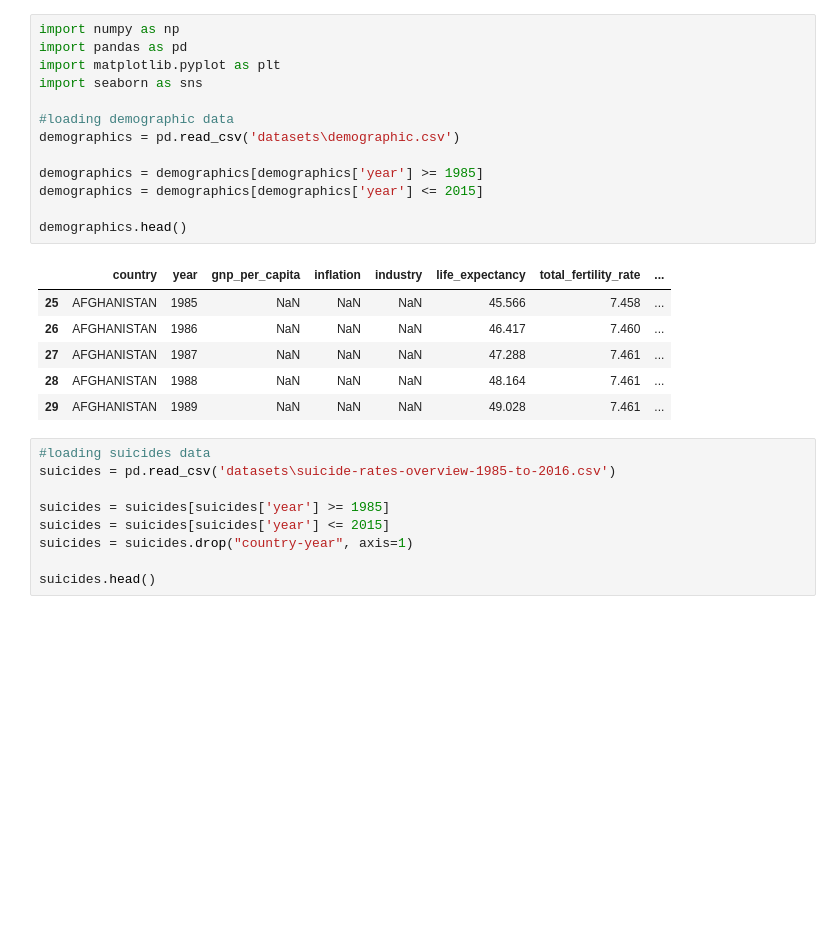
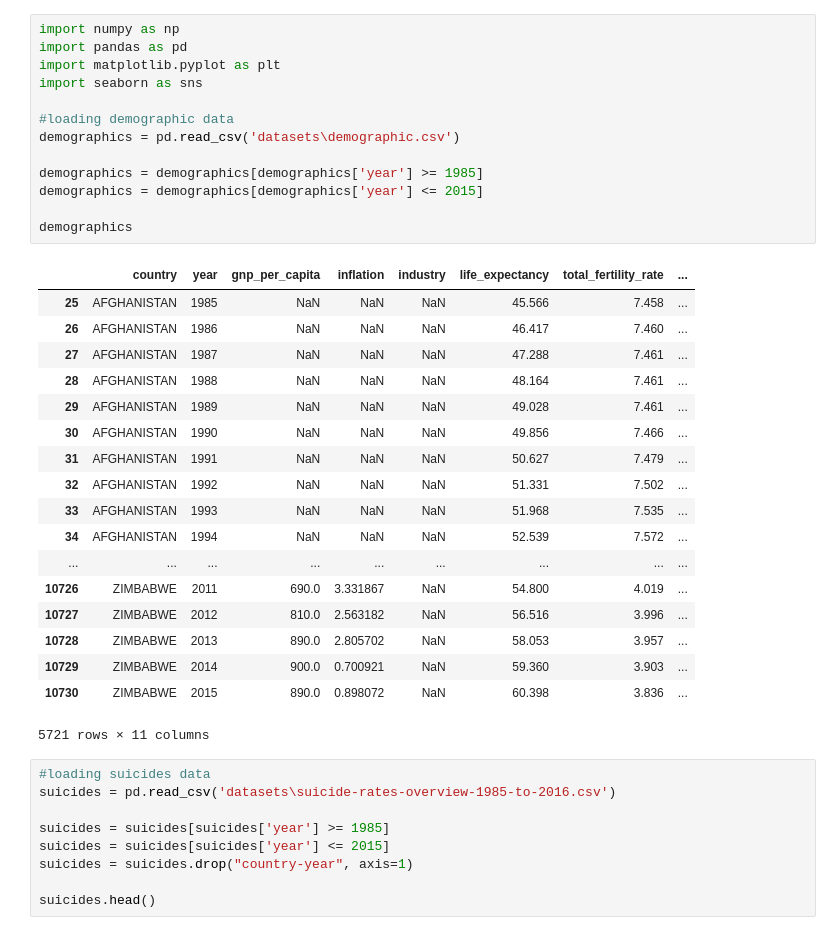
Before and after one commit to MiguelArieiro/WorldSuicideRatesAnalysis, a Jupyter notebook: sgd3.ipynb, the cells around one changed output. Saved outputs shown, nothing was run; the diff lists cells and outputs as text; blank space fills up the shorter version.

```diff
--- a/sgd3.ipynb
+++ b/sgd3.ipynb
@@ -1,23 +1,35 @@
 # %%
 import numpy as np
 import pandas as pd
 import matplotlib.pyplot as plt
 import seaborn as sns
 
 #loading demographic data
 demographics = pd.read_csv('datasets\demographic.csv')
 
 demographics = demographics[demographics['year'] >= 1985]
 demographics = demographics[demographics['year'] <= 2015]
 
-demographics.head()
+demographics
 # %% [output]
 |  | country | year | gnp_per_capita | inflation | industry | life_expectancy | total_fertility_rate | ... |
 | 25 | AFGHANISTAN | 1985 | NaN | NaN | NaN | 45.566 | 7.458 | ... |
 | 26 | AFGHANISTAN | 1986 | NaN | NaN | NaN | 46.417 | 7.460 | ... |
 | 27 | AFGHANISTAN | 1987 | NaN | NaN | NaN | 47.288 | 7.461 | ... |
 | 28 | AFGHANISTAN | 1988 | NaN | NaN | NaN | 48.164 | 7.461 | ... |
 | 29 | AFGHANISTAN | 1989 | NaN | NaN | NaN | 49.028 | 7.461 | ... |
+| 30 | AFGHANISTAN | 1990 | NaN | NaN | NaN | 49.856 | 7.466 | ... |
+| 31 | AFGHANISTAN | 1991 | NaN | NaN | NaN | 50.627 | 7.479 | ... |
+| 32 | AFGHANISTAN | 1992 | NaN | NaN | NaN | 51.331 | 7.502 | ... |
+| 33 | AFGHANISTAN | 1993 | NaN | NaN | NaN | 51.968 | 7.535 | ... |
+| 34 | AFGHANISTAN | 1994 | NaN | NaN | NaN | 52.539 | 7.572 | ... |
+| ... | ... | ... | ... | ... | ... | ... | ... | ... |
+| 10726 | ZIMBABWE | 2011 | 690.0 | 3.331867 | NaN | 54.800 | 4.019 | ... |
+| 10727 | ZIMBABWE | 2012 | 810.0 | 2.563182 | NaN | 56.516 | 3.996 | ... |
+| 10728 | ZIMBABWE | 2013 | 890.0 | 2.805702 | NaN | 58.053 | 3.957 | ... |
+| 10729 | ZIMBABWE | 2014 | 900.0 | 0.700921 | NaN | 59.360 | 3.903 | ... |
+| 10730 | ZIMBABWE | 2015 | 890.0 | 0.898072 | NaN | 60.398 | 3.836 | ... |
+5721 rows × 11 columns
 # %%
 #loading suicides data
 suicides = pd.read_csv('datasets\suicide-rates-overview-1985-to-2016.csv')
```
Also changed, not shown: parts of 15 cells of this notebook, 6 other files.
